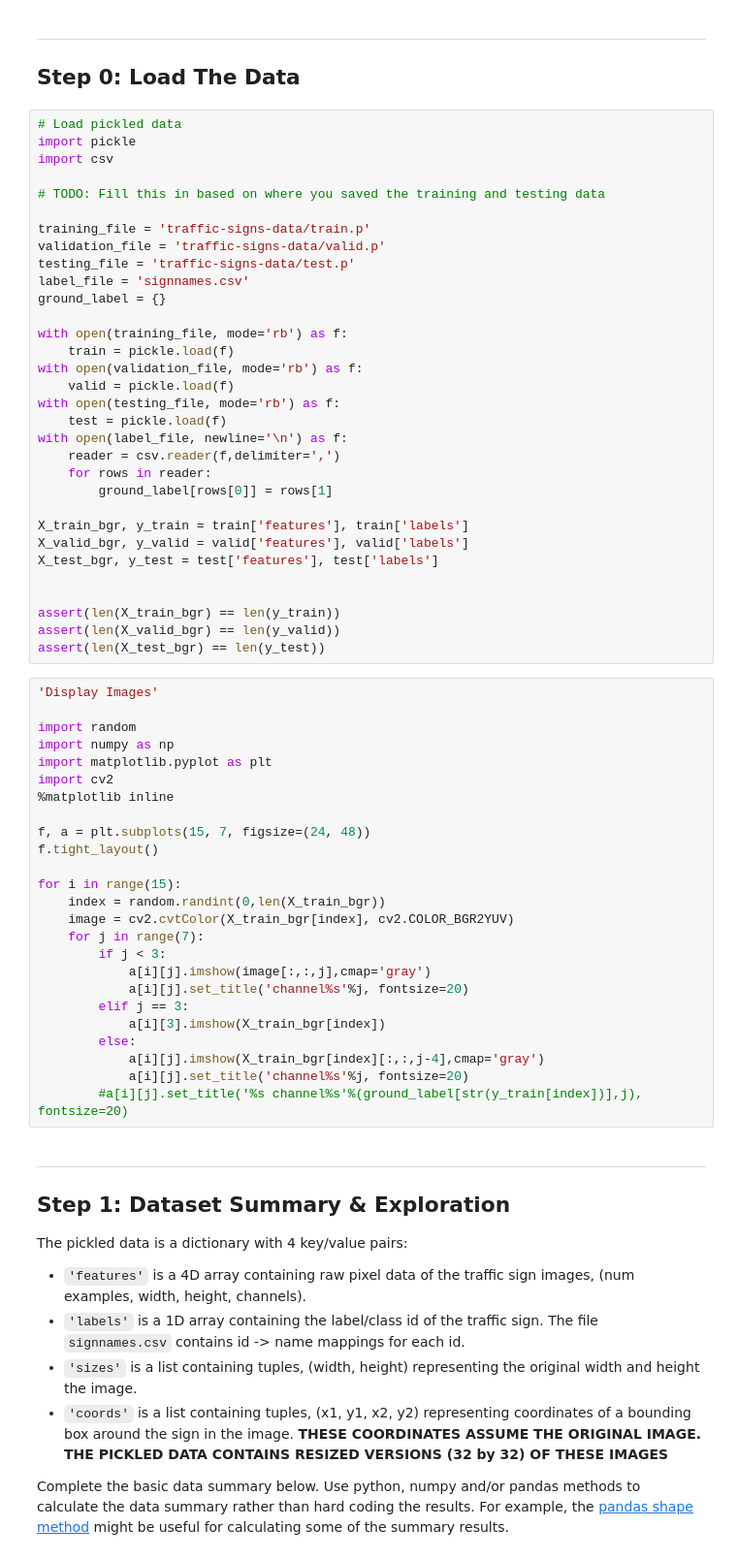
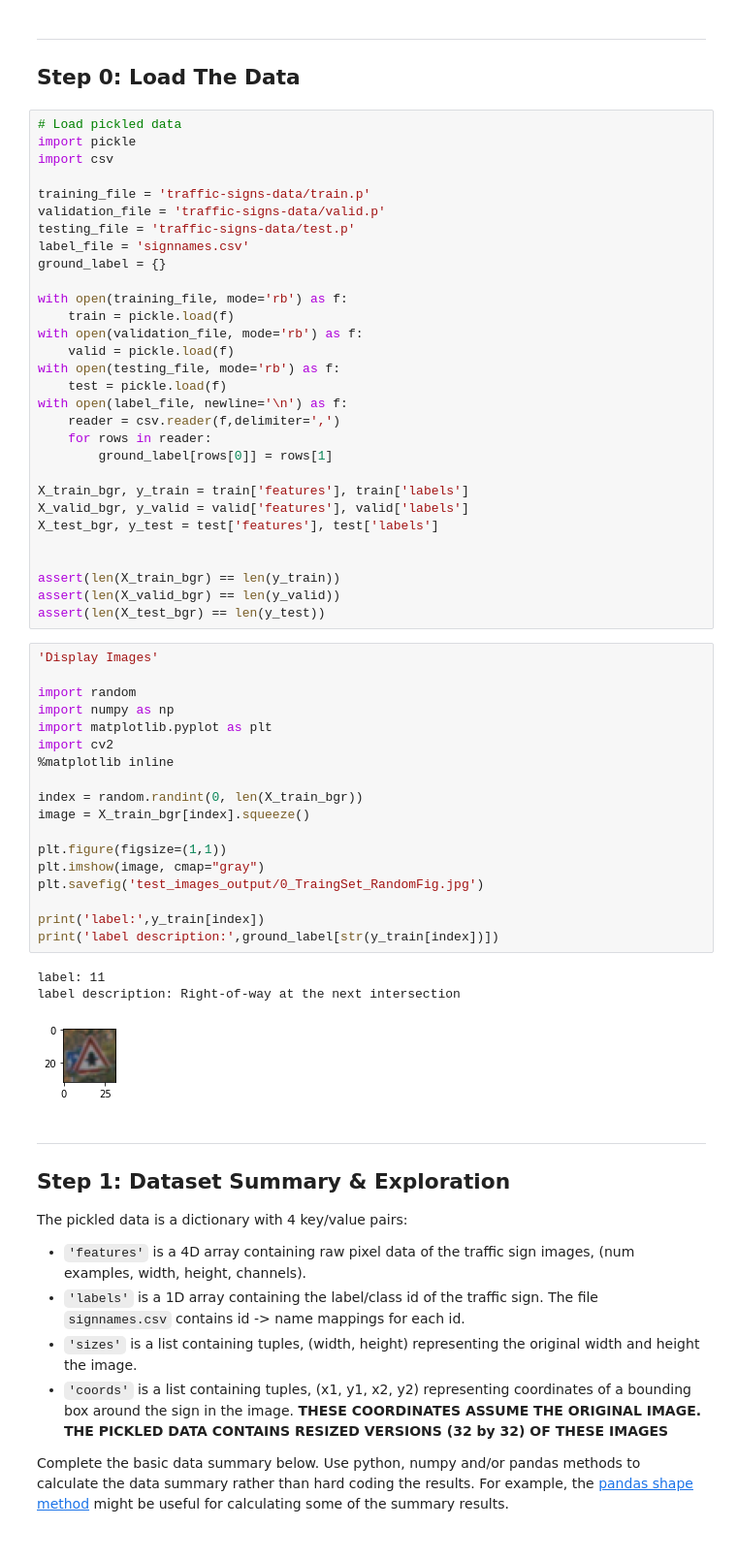
Before and after one commit to leizhao3/CarND-Traffic-Sign-Classifier-Project, a Jupyter notebook: Traffic_Sign_Classifier.ipynb, the cells around one changed output. Shown at 97% size. Cells and saved outputs as stored; diff of their text form.

```diff
--- a/Traffic_Sign_Classifier.ipynb
+++ b/Traffic_Sign_Classifier.ipynb
@@ -23,8 +23,6 @@ The [rubric](https://review.udacity.com/#!/rubrics/481/view) contains "Stand Out
 # Load pickled data
 import pickle
 import csv
-
-# TODO: Fill this in based on where you saved the training and testing data
 
 training_file = 'traffic-signs-data/train.p'
 validation_file = 'traffic-signs-data/valid.p'
@@ -51,31 +49,28 @@ X_test_bgr, y_test = test['features'], test['labels']
 assert(len(X_train_bgr) == len(y_train))
 assert(len(X_valid_bgr) == len(y_valid))
 assert(len(X_test_bgr) == len(y_test))
-# %%
-'Display Images'
-
-import random
-import numpy as np
-import matplotlib.pyplot as plt
-import cv2
-%matplotlib inline
-
-f, a = plt.subplots(15, 7, figsize=(24, 48))
-f.tight_layout()
-
-for i in range(15):
-    index = random.randint(0,len(X_train_bgr))
-    image = cv2.cvtColor(X_train_bgr[index], cv2.COLOR_BGR2YUV)
-    for j in range(7):
-        if j < 3:
-            a[i][j].imshow(image[:,:,j],cmap='gray')
-            a[i][j].set_title('channel%s'%j, fontsize=20)
-        elif j == 3:
-            a[i][3].imshow(X_train_bgr[index])
-        else:
-            a[i][j].imshow(X_train_bgr[index][:,:,j-4],cmap='gray')
-            a[i][j].set_title('channel%s'%j, fontsize=20)
-        #a[i][j].set_title('%s channel%s'%(ground_label[str(y_train[index])],j), fontsize=20)
+# %%
+'Display Images'
+
+import random
+import numpy as np
+import matplotlib.pyplot as plt
+import cv2
+%matplotlib inline
+
+index = random.randint(0, len(X_train_bgr))
+image = X_train_bgr[index].squeeze()
+
+plt.figure(figsize=(1,1))
+plt.imshow(image, cmap="gray")
+plt.savefig('test_images_output/0_TraingSet_RandomFig.jpg')
+
+print('label:',y_train[index])
+print('label description:',ground_label[str(y_train[index])])
+# %% [output]
+label: 11
+label description: Right-of-way at the next intersection
+[figure, added]
 # %% [markdown]
 ---
 
```
Also changed, not shown: parts of 37 cells of this notebook, 21 other files.
